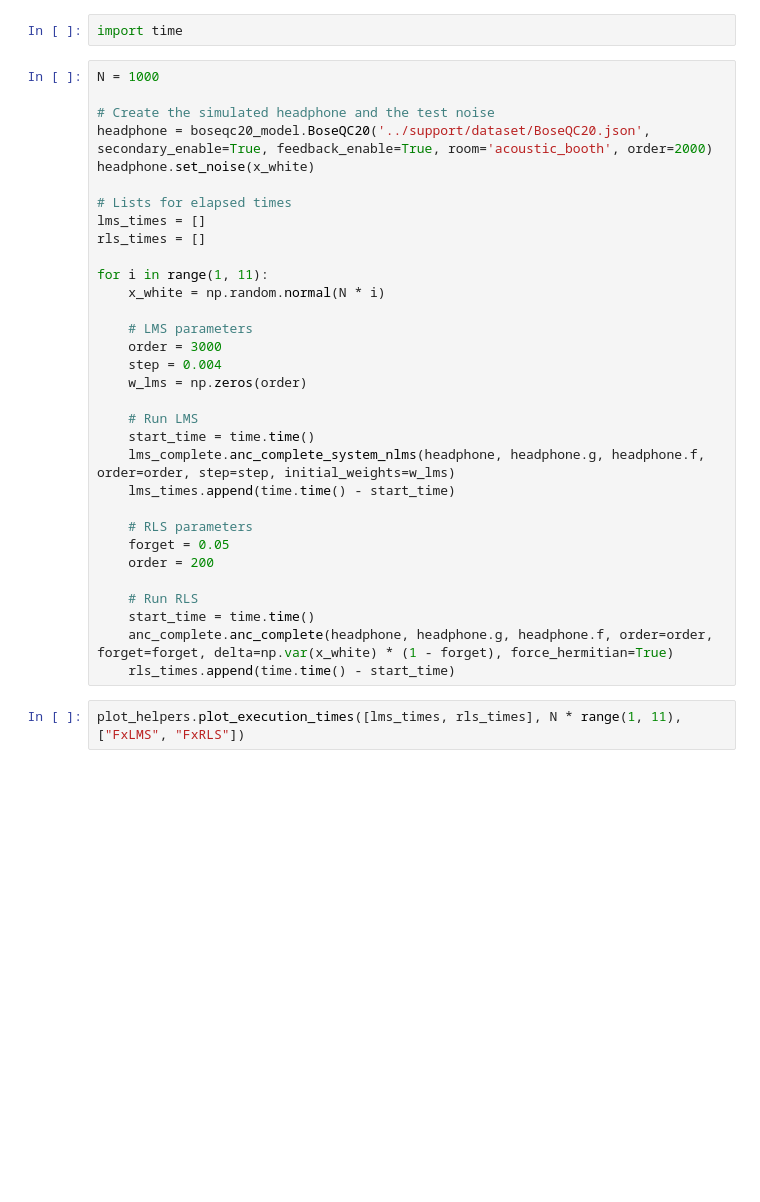
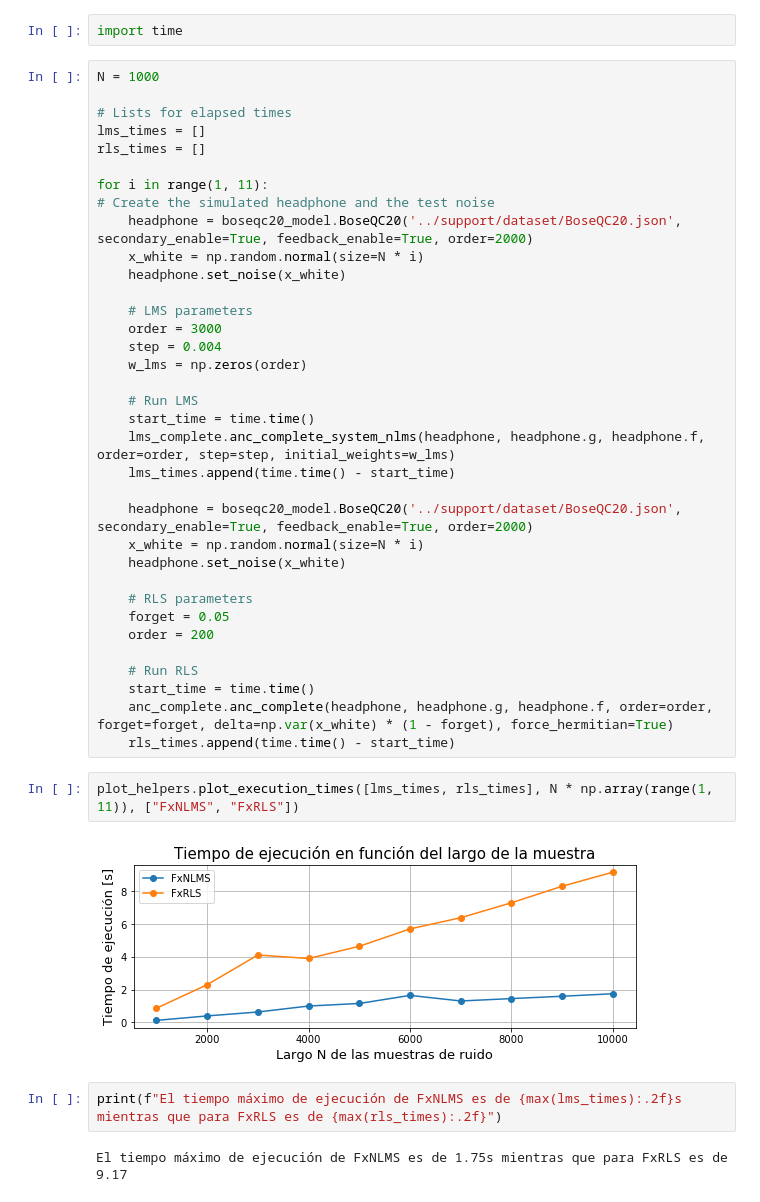
Before and after one commit to asp-image-dsp/asp-project-02, a Jupyter notebook: development/rls_vs_lms.ipynb, the cells around one changed output. Cells and saved outputs as stored; diff of their text form; blank space fills up the shorter version.

Commit message:
Finish plots for comparison with low amount of N, pending analysis

```diff
--- a/development/rls_vs_lms.ipynb
+++ b/development/rls_vs_lms.ipynb
@@ -142,17 +142,16 @@ plot_helpers.plot_frequency_responses(prim_paths, sec_paths, [weights_lms, weigh
 import time
 # %%
 N = 1000
-
-# Create the simulated headphone and the test noise
-headphone = boseqc20_model.BoseQC20('../support/dataset/BoseQC20.json', secondary_enable=True, feedback_enable=True, room='acoustic_booth', order=2000)
-headphone.set_noise(x_white)
 
 # Lists for elapsed times
 lms_times = []
 rls_times = []
 
 for i in range(1, 11):
-    x_white = np.random.normal(N * i)
+# Create the simulated headphone and the test noise
+    headphone = boseqc20_model.BoseQC20('../support/dataset/BoseQC20.json', secondary_enable=True, feedback_enable=True, order=2000)
+    x_white = np.random.normal(size=N * i)
+    headphone.set_noise(x_white)
 
     # LMS parameters
     order = 3000
@@ -164,6 +163,10 @@ for i in range(1, 11):
     lms_complete.anc_complete_system_nlms(headphone, headphone.g, headphone.f, order=order, step=step, initial_weights=w_lms)
     lms_times.append(time.time() - start_time)
 
+    headphone = boseqc20_model.BoseQC20('../support/dataset/BoseQC20.json', secondary_enable=True, feedback_enable=True, order=2000)
+    x_white = np.random.normal(size=N * i)
+    headphone.set_noise(x_white)
+
     # RLS parameters
     forget = 0.05
     order = 200
@@ -173,4 +176,10 @@ for i in range(1, 11):
     anc_complete.anc_complete(headphone, headphone.g, headphone.f, order=order, forget=forget, delta=np.var(x_white) * (1 - forget), force_hermitian=True)
     rls_times.append(time.time() - start_time)
 # %%
-plot_helpers.plot_execution_times([lms_times, rls_times], N * range(1, 11), ["FxLMS", "FxRLS"])
+plot_helpers.plot_execution_times([lms_times, rls_times], N * np.array(range(1, 11)), ["FxNLMS", "FxRLS"])
+# %% [output]
+[figure, added]
+# %%
+print(f"El tiempo máximo de ejecución de FxNLMS es de {max(lms_times):.2f}s mientras que para FxRLS es de {max(rls_times):.2f}")
+# %% [output]
+El tiempo máximo de ejecución de FxNLMS es de 1.75s mientras que para FxRLS es de 9.17
```
Also changed, not shown: 1 other file.
